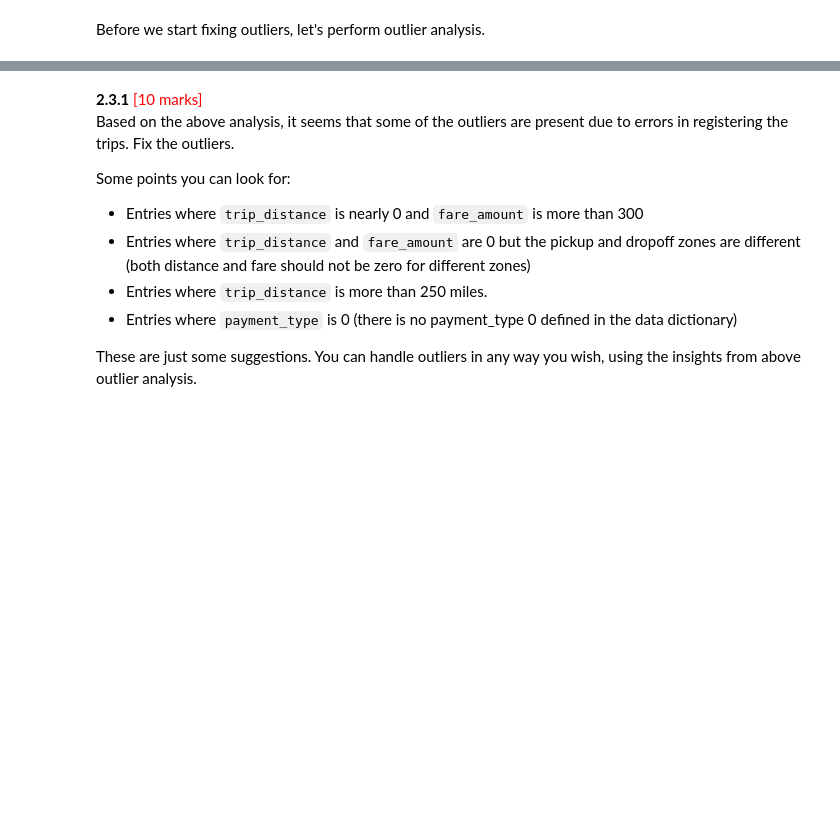
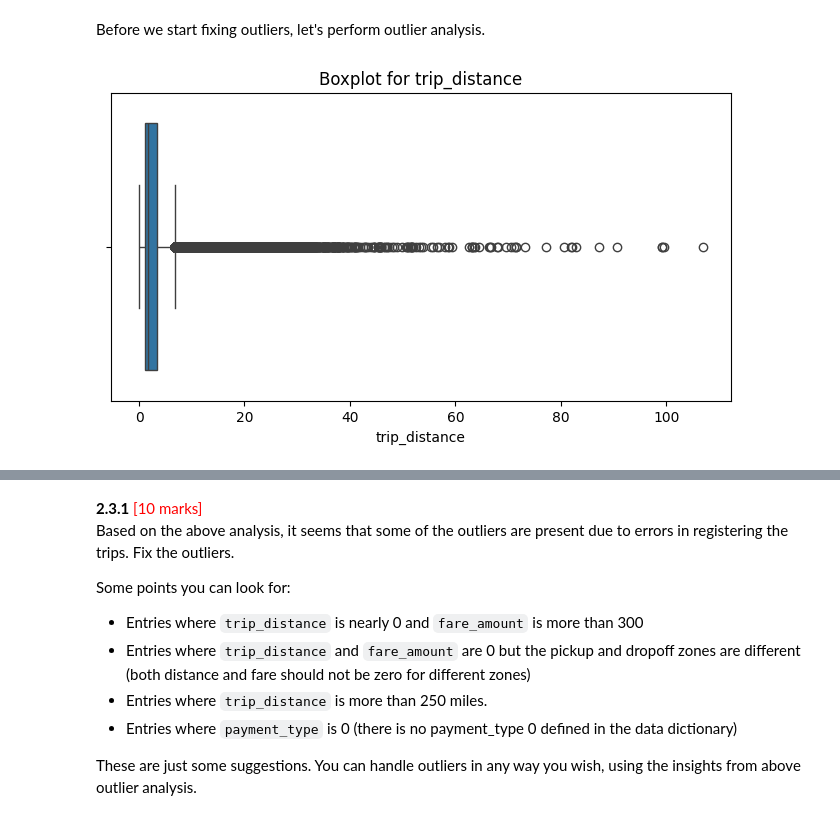
Before and after one commit to viswanathamveluri/epg-appliedai, a Jupyter notebook: assessment/EDA_Assg_NYC_Taxi_Starter.ipynb, the cells around one changed output, grey strips where cells are left out. Drawn from its saved outputs; the diff is of its cells as text; code cells hidden in the pictures; blank space fills up the shorter version.

Commit message:
data cleaning step done.

```diff
--- a/assessment/EDA_Assg_NYC_Taxi_Starter.ipynb
+++ b/assessment/EDA_Assg_NYC_Taxi_Starter.ipynb
@@ -755,0 +754,84 @@ Before we start fixing outliers, let's perform outlier analysis.
+# %%
+# Describe the data and check if there are any potential outliers present
+# Check for potential out of place values in various columns
+
+df.describe().T
+
+# Check for potential out of place values in various columns
+
+numeric_cols = [
+    'trip_distance',
+    'fare_amount',
+    'tip_amount',
+    'total_amount',
+    'passenger_count'
+]
+
+for col in numeric_cols:
+
+    plt.figure(figsize=(8,4))
+
+    sns.boxplot(x=df[col])
+
+    plt.title(f'Boxplot for {col}')
+
+    plt.show()
+
+    # checking unusually high fare with near zero distance
+
+    high_fare_low_distance = df[
+        (df['trip_distance'] < 0.5) &
+        (df['fare_amount'] > 300)
+    ]
+
+    print(high_fare_low_distance.shape)
+
+    high_fare_low_distance.head()
+
+    # checking zero fare and zero distance
+    # but different pickup and dropoff zones
+
+    invalid_zero_trips = df[
+        (df['trip_distance'] == 0) &
+        (df['fare_amount'] == 0) &
+        (df['PULocationID'] != df['DOLocationID'])
+    ]
+
+    print(invalid_zero_trips.shape)
+
+    invalid_zero_trips.head()
+
+    # checking extremely high trip distances
+
+    long_distance_trips = df[df['trip_distance'] > 250]
+
+    print(long_distance_trips.shape)
+
+    long_distance_trips.head()
+
+    # checking invalid payment types
+
+    df['payment_type'].value_counts(dropna=False)
+
+    # =========================================================
+    # Fixing identified outliers
+    # =========================================================
+
+    # removing suspicious high fare but almost zero distance trips
+
+    df = df[
+        ~(
+            (df['trip_distance'] < 0.5) &
+            (df['fare_amount'] > 300)
+        )
+    ]
+
+    # removing extremely large trip distances
+
+    df = df[df['trip_distance'] <= 250]
+
+    # removing payment_type = 0 since it is not defined
+
+    df = df[df['payment_type'] != 0]
+# %% [output]
+[figure, added]
```
Also changed, not shown: parts of 20 cells of this notebook.
